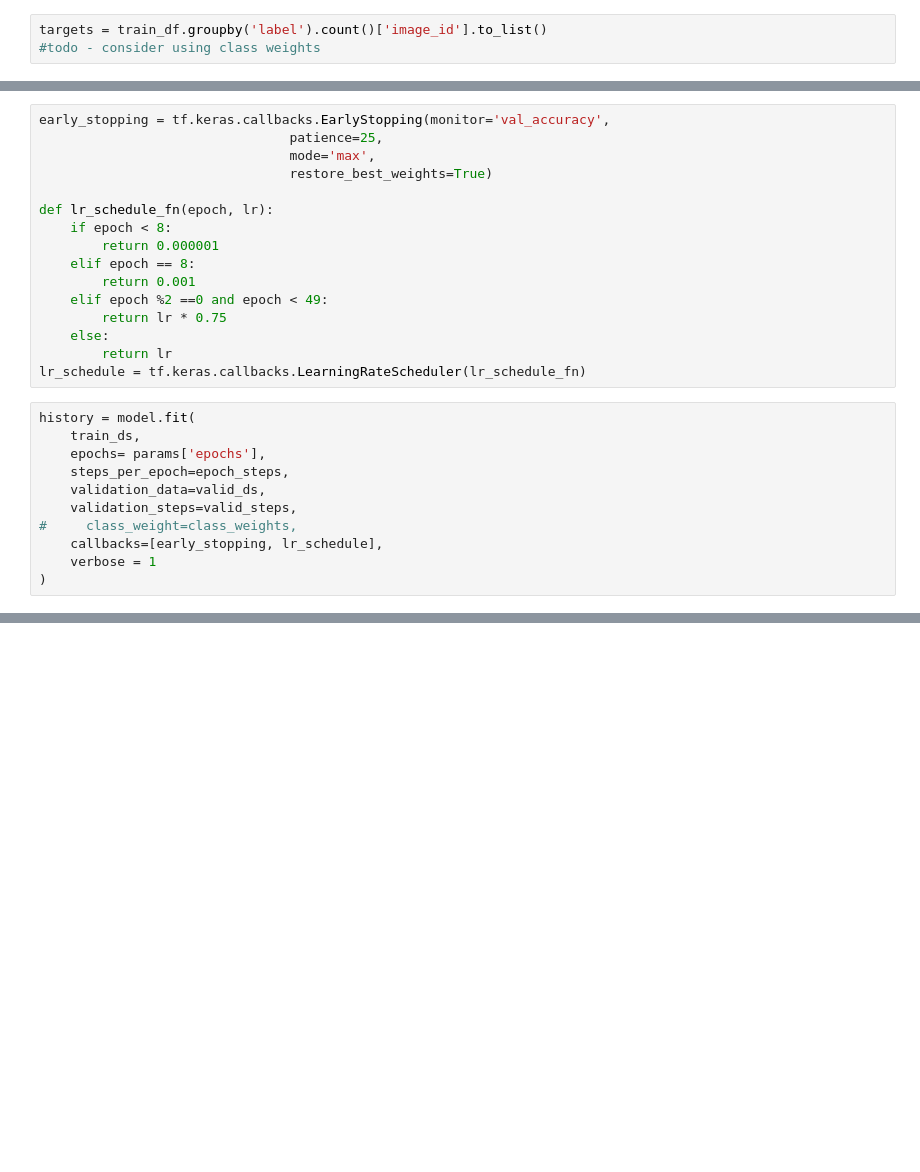
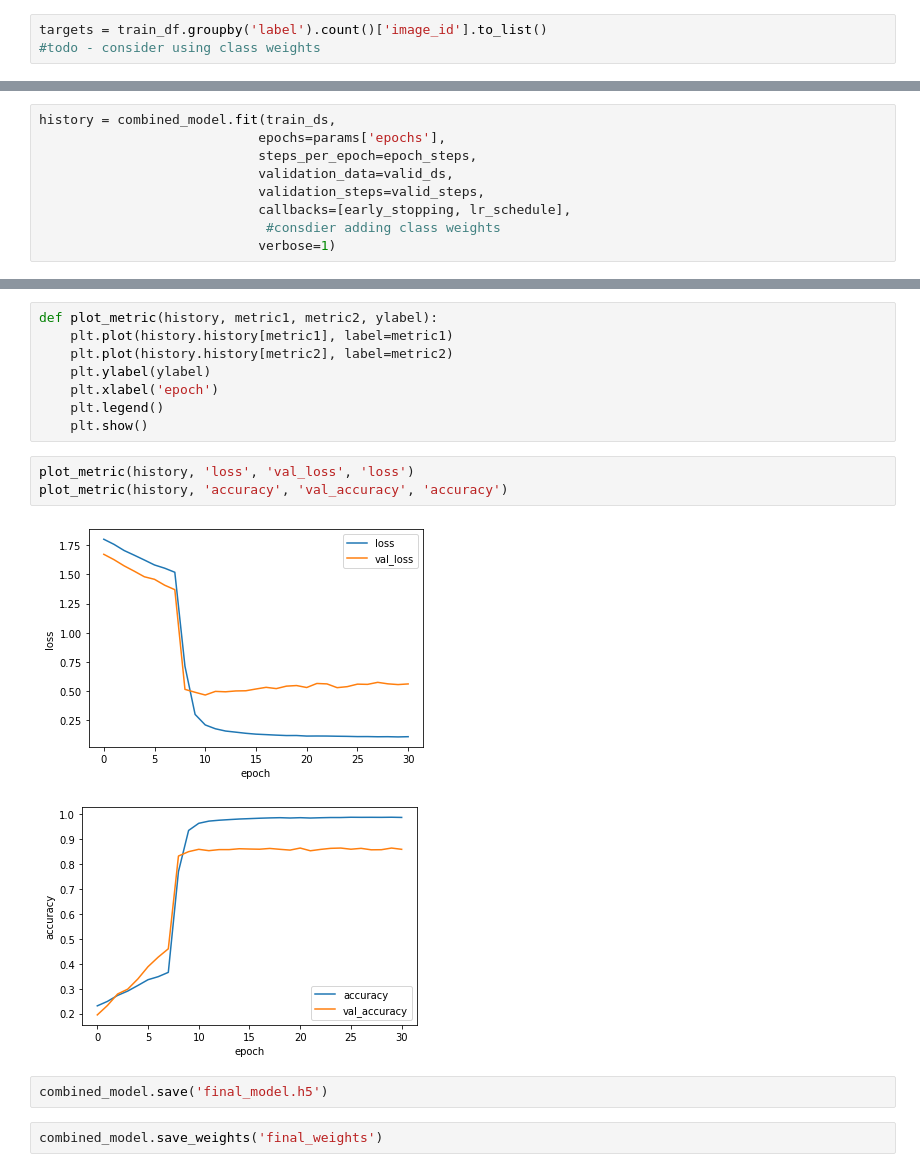
Before and after one commit to jherberg462/leaf-disease-detection, a Jupyter notebook: leaf_disease_classification.ipynb, the cells around one changed output, grey strips where cells are left out. Cells and saved outputs as stored; diff of their text form; blank space fills up the shorter version.

Commit message:
first draft of training procedure

```diff
--- a/leaf_disease_classification.ipynb
+++ b/leaf_disease_classification.ipynb
@@ -225,27 +489,9 @@ model.summary()
-# %%
-early_stopping = tf.keras.callbacks.EarlyStopping(monitor='val_accuracy',
-                                patience=25,
-                                mode='max',
-                                restore_best_weights=True)
-
-def lr_schedule_fn(epoch, lr):
-    if epoch < 8:
-        return 0.000001
-    elif epoch == 8:
-        return 0.001
-    elif epoch %2 ==0 and epoch < 49:
-        return lr * 0.75
-    else:
-        return lr
-lr_schedule = tf.keras.callbacks.LearningRateScheduler(lr_schedule_fn)
 # %%
-history = model.fit(
-    train_ds,
-    epochs= params['epochs'],
-    steps_per_epoch=epoch_steps,
-    validation_data=valid_ds,
-    validation_steps=valid_steps,
-#     class_weight=class_weights,
-    callbacks=[early_stopping, lr_schedule],
-    verbose = 1
-)
+history = combined_model.fit(train_ds,
+                            epochs=params['epochs'],
+                            steps_per_epoch=epoch_steps,
+                            validation_data=valid_ds,
+                            validation_steps=valid_steps,
+                            callbacks=[early_stopping, lr_schedule],
+                             #consdier adding class weights
+                            verbose=1)
@@ -251,0 +516,18 @@ history = model.fit(
+# %%
+def plot_metric(history, metric1, metric2, ylabel):
+    plt.plot(history.history[metric1], label=metric1)
+    plt.plot(history.history[metric2], label=metric2)
+    plt.ylabel(ylabel)
+    plt.xlabel('epoch')
+    plt.legend()
+    plt.show()
+# %%
+plot_metric(history, 'loss', 'val_loss', 'loss')
+plot_metric(history, 'accuracy', 'val_accuracy', 'accuracy')
+# %% [output]
+[figure, added]
+[figure, added]
+# %%
+combined_model.save('final_model.h5')
+# %%
+combined_model.save_weights('final_weights')
```
Also changed, not shown: parts of 21 cells of this notebook.
